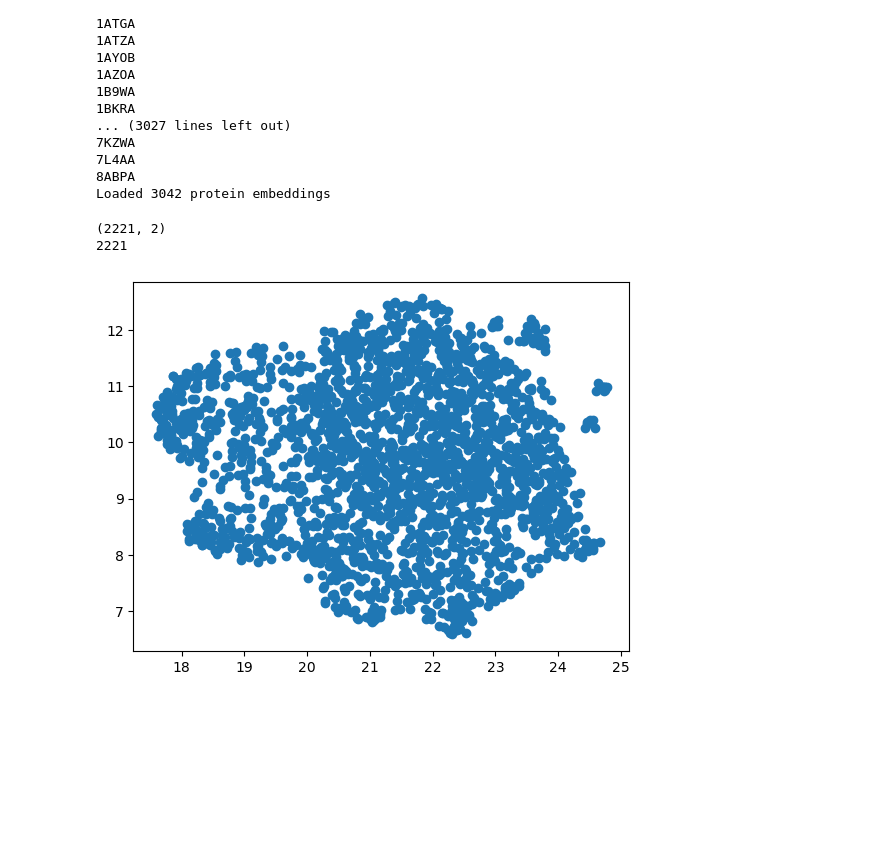
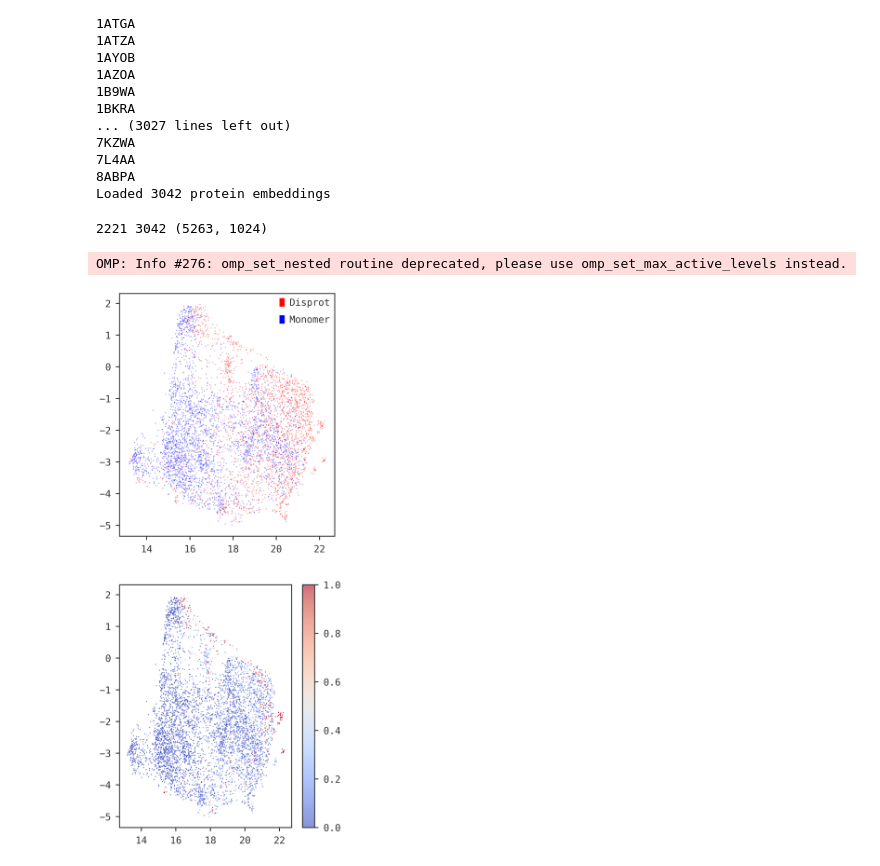
Before and after one commit to francosimonetti/disorder_flavours, a Jupyter notebook: whole_protein_embeddings.ipynb, the cells around one changed output. Cells and saved outputs as stored; diff of their text form; code cells hidden in the pictures; blank space fills up the shorter version.

```diff
--- a/whole_protein_embeddings.ipynb
+++ b/whole_protein_embeddings.ipynb
@@ -39,10 +87,10 @@ Loaded 2221 protein embeddings
 # %%
-# Load disprot embedding data
+# Load monomers embedding data
 from Bio import SeqIO
 
 counter = 0
 embeddir = "/data/franco/datasets/prot_embedding_weights/monomers/halft5/"
-embeddings = list()
+embeddings_mono = list()
 monomers   = list()
 multifasta_file = "/data/franco/datasets/disprot/monomers.fasta"
 for record in SeqIO.parse(multifasta_file, "fasta"):
@@ -55,7 +103,7 @@ for record in SeqIO.parse(multifasta_file, "fasta"):
     embedfile = os.path.join(embeddir, f"{name}.gz")
     if os.path.exists(embedfile):
         print(name)
-        embeddings.append(np.loadtxt(embedfile))
+        embeddings_mono.append(np.loadtxt(embedfile))
         monomers.append(uniprot_id)
         counter += 1
 print(f"Loaded {counter} protein embeddings")
@@ -84,24 +132,58 @@ Loaded 3042 protein embeddings
 # find the dimensions that explaines the
 # most disorder content (although this should be made for aa-level embedding)
 # %%
-prot_embeddings = list()
+disprot_protembeddings = list()
+monomer_protembeddings = list()
 for e in embeddings:
-    prot_embeddings.append(np.mean(e, axis=0))
+    disprot_protembeddings.append(np.mean(e, axis=0))
+
+for e in embeddings_mono:
+    monomer_protembeddings.append(np.mean(e, axis=0))
+# %%
+num_disprot = len(disprot_protembeddings)
+num_monomer = len(monomer_protembeddings)
+all_protembeds = np.array(disprot_protembeddings + monomer_protembeddings)
+# %%
+print(num_disprot, num_monomer, all_protembeds.shape)
+# %% [output]
+2221 3042 (5263, 1024)
 # %%
 import umap
 
 my_umap = umap.UMAP(n_neighbors=200, min_dist=.25)
-umap_embedding = my_umap.fit_transform(np.array(prot_embeddings))
+umap_embedding = my_umap.fit_transform(np.array(all_protembeds))
+# %% [output]
+OMP: Info #276: omp_set_nested routine deprecated, please use omp_set_max_active_levels instead.
-# %%
-print(umap_embedding.shape)
-print(len(prot_embeddings))
-# %% [output]
-(2221, 2)
-2221
 # %%
 import matplotlib.pyplot as plt
+from matplotlib.patches import Patch
+import mpl_stylesheet
+mpl_stylesheet.banskt_presentation(fontfamily = 'mono', fontsize = 20, colors = 'banskt', dpi = 300)
 
-plt.scatter(umap_embedding[:,0], umap_embedding[:,1])
+
+dataset_colors = list(np.repeat("red", num_disprot)) + list(np.repeat("blue", num_monomer))
+fig = plt.figure(figsize=(8,20))
+ax1 = fig.add_subplot(211)
+ax2 = fig.add_subplot(212)
+
+
+ax1.scatter(umap_embedding[:,0], umap_embedding[:,1], c=dataset_colors, s=2, alpha=0.3)
+legend_elements = [Patch(facecolor='red', edgecolor='red',label="Disprot"),
+                   Patch(facecolor='blue', edgecolor='blue',label="Monomer")]
+ax1.legend(handles=legend_elements, loc='upper right')
+
+cmap = plt.get_cmap("coolwarm")
+
+disorder_content_colors = list(disprot_disorder_contents) + list(np.repeat(0, num_monomer))
+sc = ax2.scatter(umap_embedding[:,0], umap_embedding[:,1], c=disorder_content_colors, s=2, alpha=0.6, cmap=cmap)
+plt.colorbar(sc, ax=ax2)
+# cbar_ax = fig.add_axes([.905, .3, .05, .3])
+# cbar=plt.colorbar(ax)
+# cbar.set_yticklabels(["a","a","a","a","a","a"])
+
+if not os.path.exists("plots"):
+    os.makedirs("plots")
+plt.savefig("plots/disprot_monomer_whole_protein_embeddings.png", bbox_inches='tight')
 plt.show()
 # %% [output]
-[figure, old version]
+[figure, new version]
```
Also changed, not shown: parts of 7 cells of this notebook, 11 other files.
